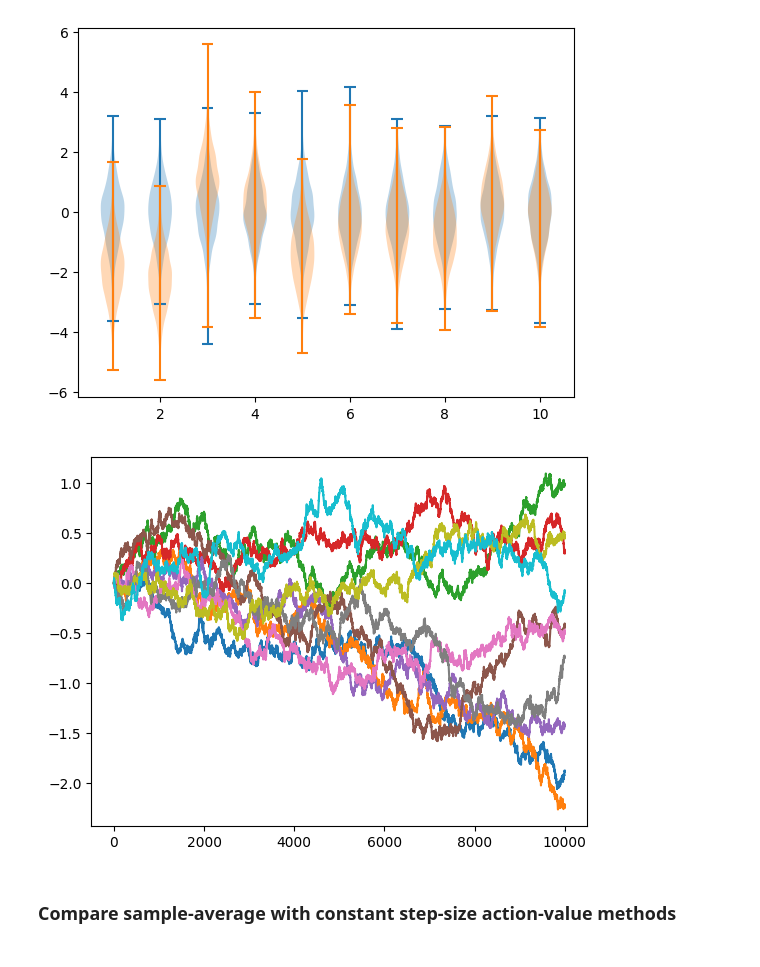
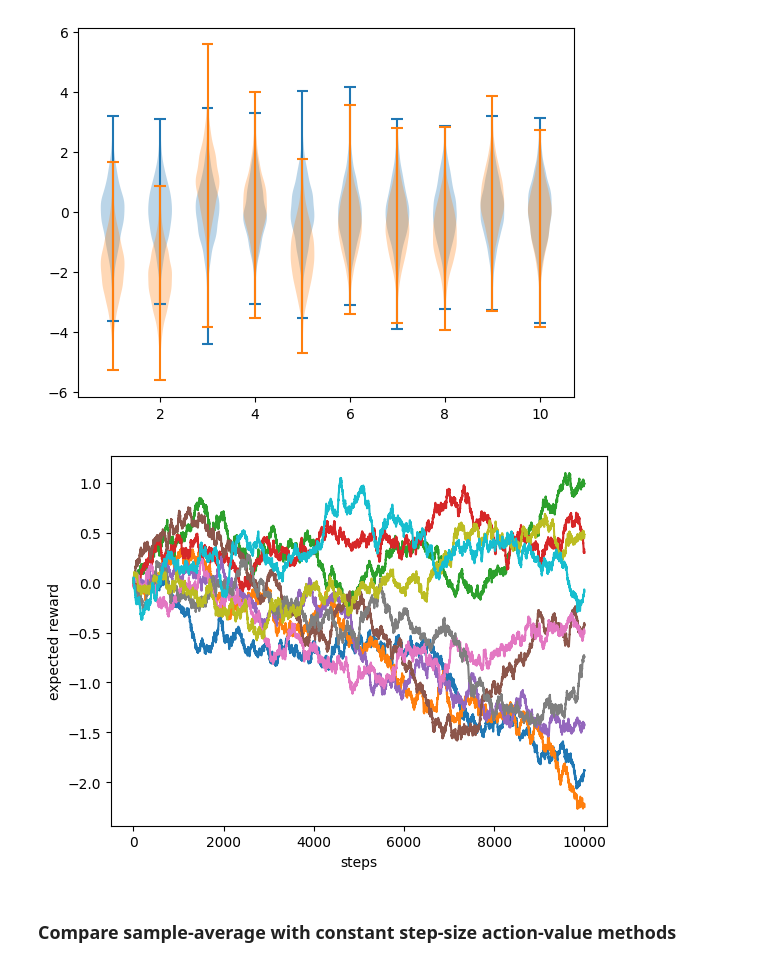
Before and after one commit to alex-ortan/RL_sutton_barto, a Jupyter notebook: ch2/k-armed_bandit_simulation.ipynb, the cells around one changed output. Saved outputs shown, nothing was run; the diff lists cells and outputs as text; code cells hidden in the pictures.

```diff
--- a/ch2/k-armed_bandit_simulation.ipynb
+++ b/ch2/k-armed_bandit_simulation.ipynb
@@ -259,8 +259,11 @@ Final optimal reward:    0.98735
 [figure]
 # %%
 plt.plot(q_true_values.T);
+plt.xlabel("steps")
+plt.ylabel("expected reward")
+plt.savefig("../images/figure_ns.png", bbox_inches="tight")
 # %% [output]
-[figure, old version]
+[figure, new version]
 # %% [markdown]
 ### Compare sample-average with constant step-size action-value methods
 # %%
```
Also changed, not shown: 6 other files.
